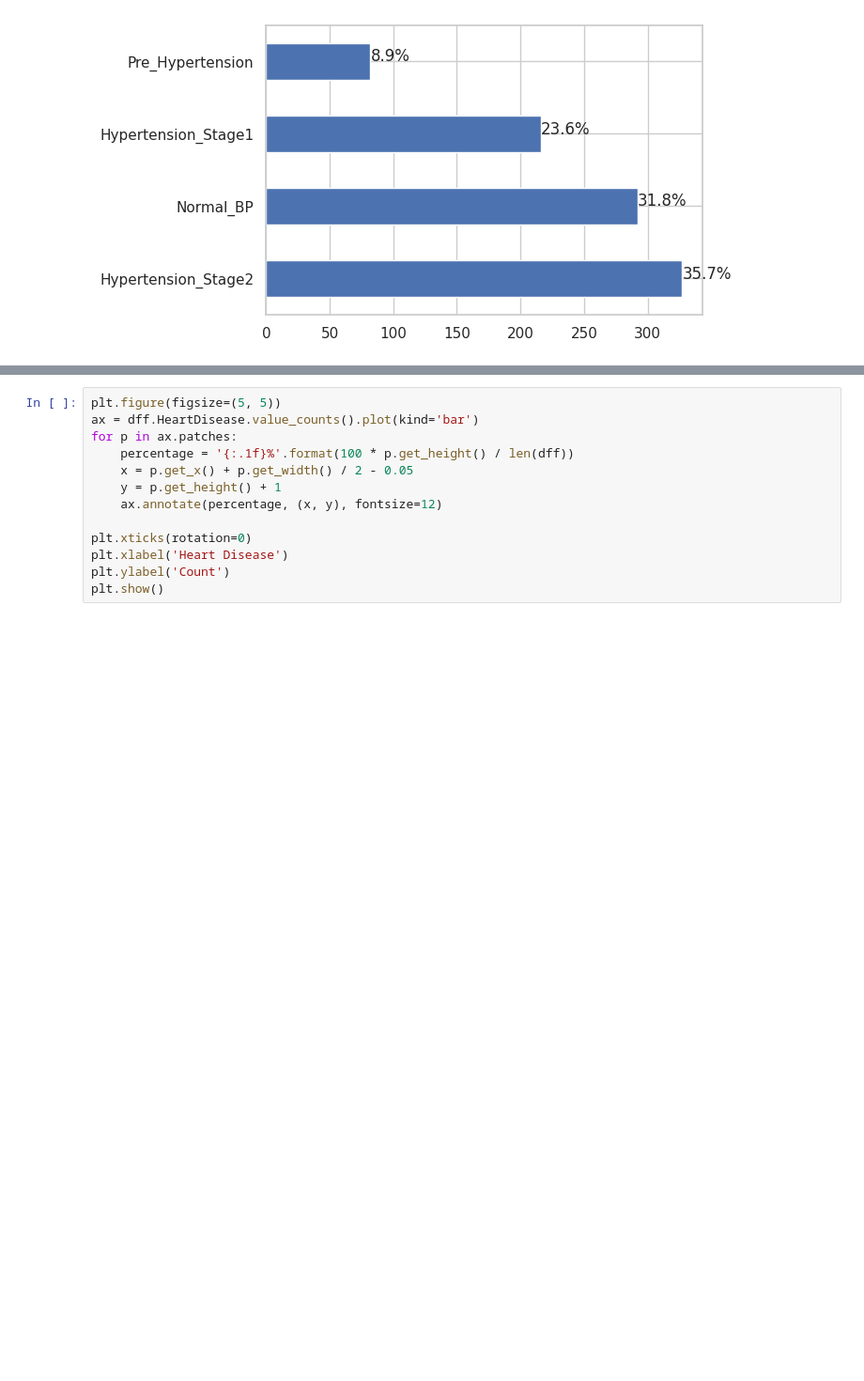
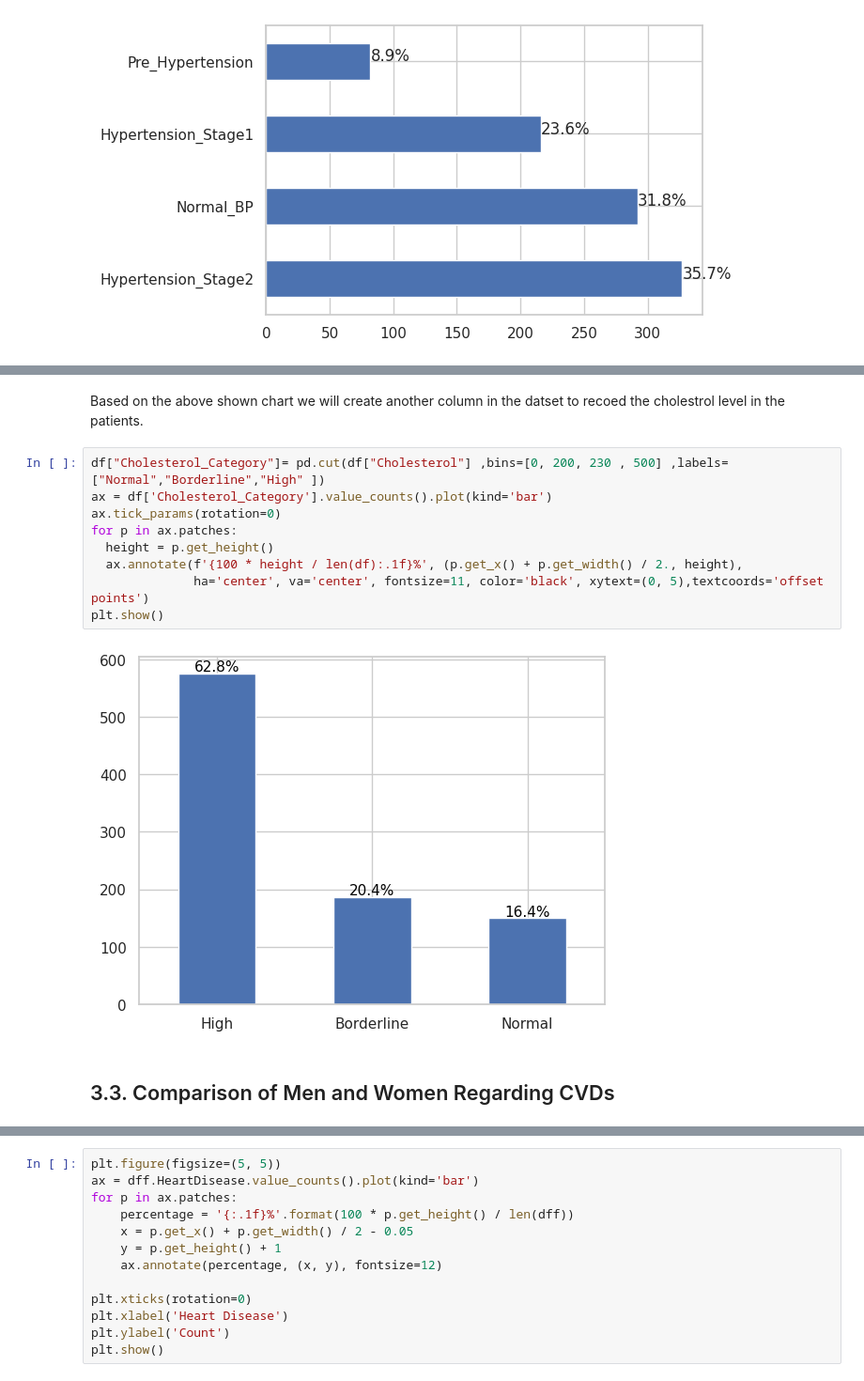
Before and after one commit to jrakhshanda55/Ausaf_ML, a Jupyter notebook: project1.ipynb, the cells around one changed output, grey strips where cells are left out. Shown at 94% size. Drawn from its saved outputs; the diff is of its cells as text; blank space fills up the shorter version.

```diff
--- a/project1.ipynb
+++ b/project1.ipynb
@@ -307,0 +306,15 @@ plt.show()
+# %% [markdown]
+Based on the above shown chart we will create another column in the datset to recoed the cholestrol level in the patients.
+# %%
+df["Cholesterol_Category"]= pd.cut(df["Cholesterol"] ,bins=[0, 200, 230 , 500] ,labels=["Normal","Borderline","High" ])
+ax = df['Cholesterol_Category'].value_counts().plot(kind='bar')
+ax.tick_params(rotation=0)
+for p in ax.patches:
+  height = p.get_height()
+  ax.annotate(f'{100 * height / len(df):.1f}%', (p.get_x() + p.get_width() / 2., height),
+              ha='center', va='center', fontsize=11, color='black', xytext=(0, 5),textcoords='offset points')
+plt.show()
+# %% [output]
+[figure, added]
+# %% [markdown]
+## 3.3. Comparison of Men and Women Regarding CVDs
```
Also changed, not shown: parts of 22 cells of this notebook.
